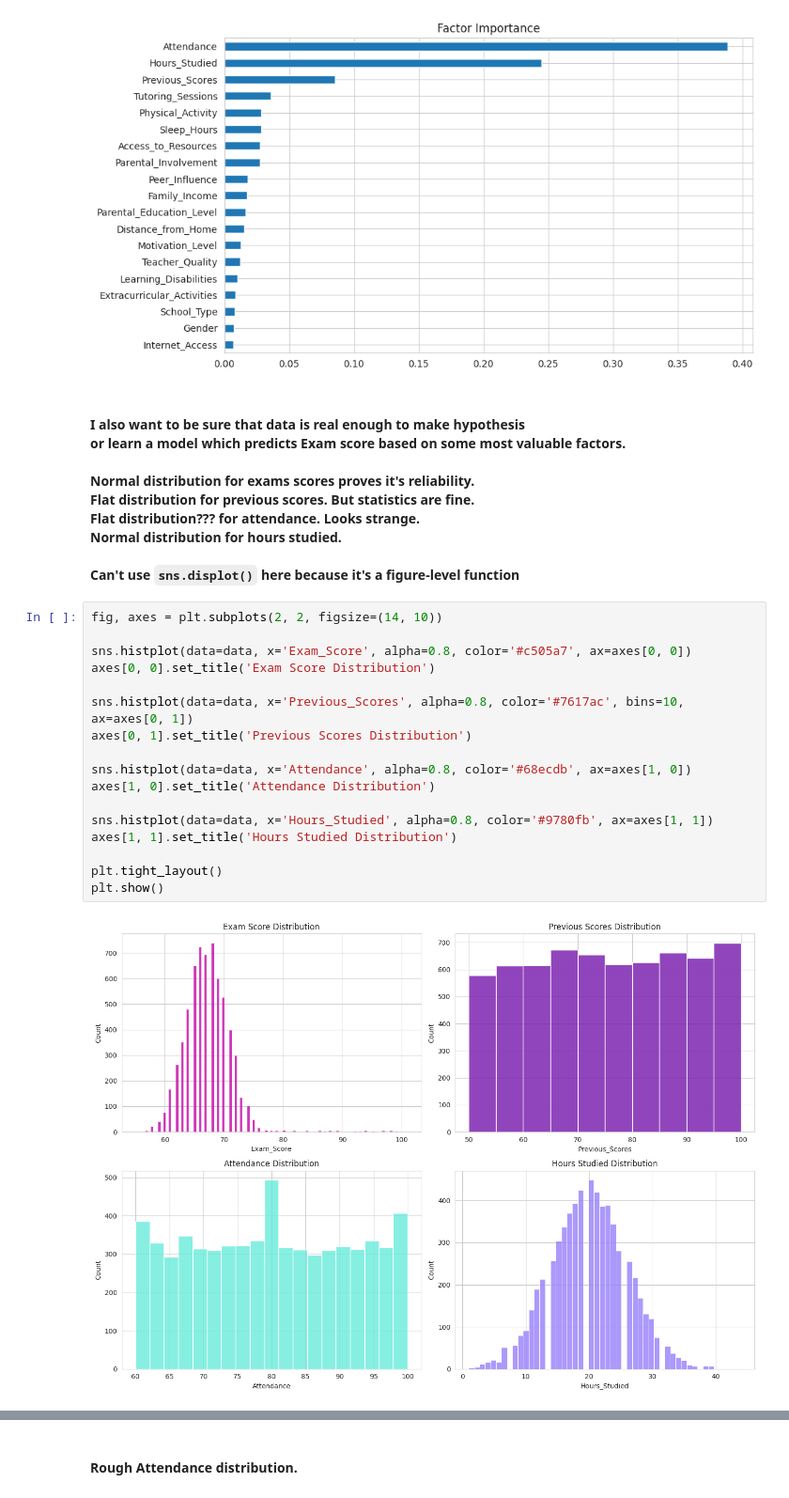
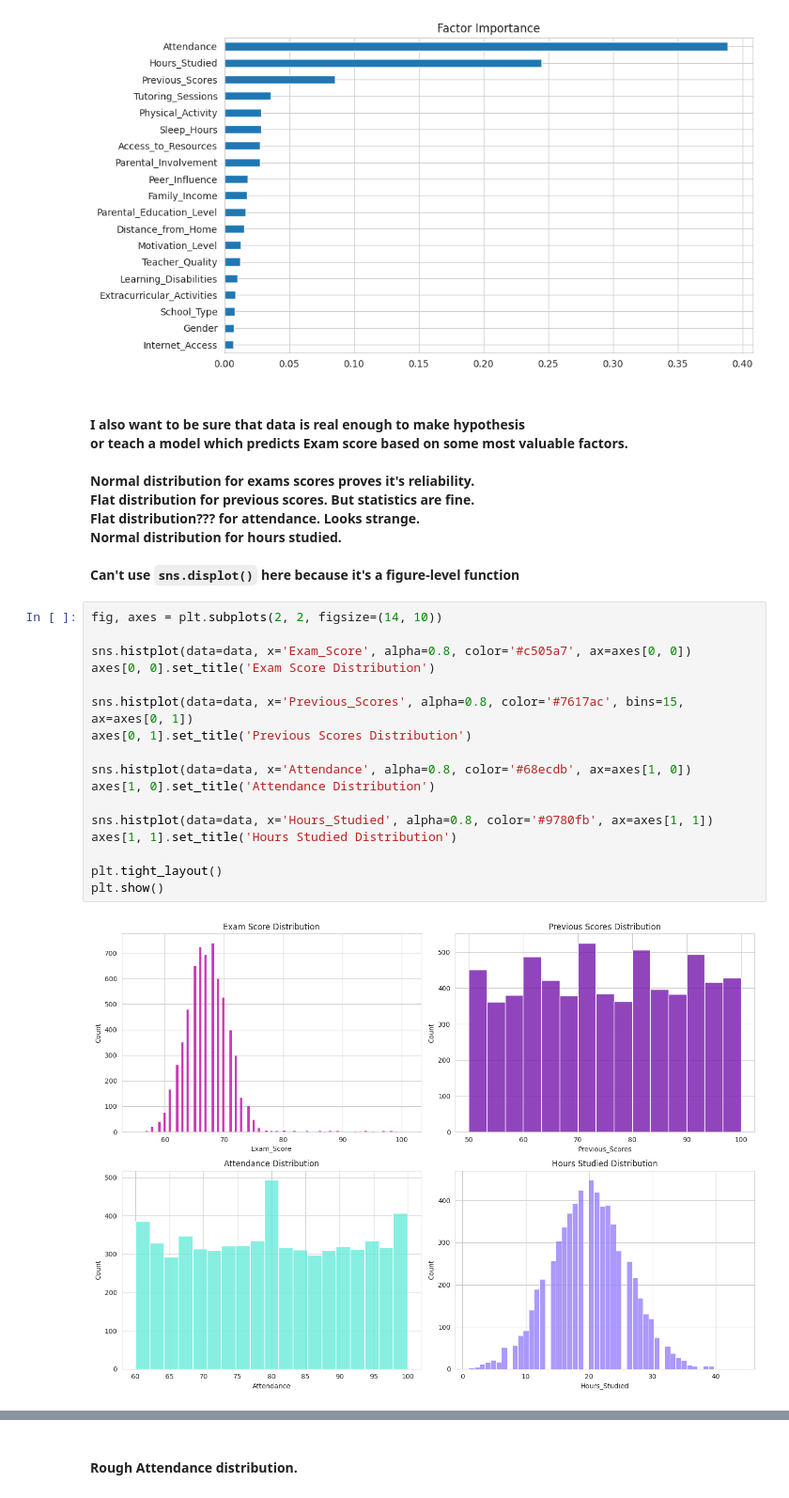
Before and after one commit to MattoYuzuru/student_performance_factors_analysis, a Jupyter notebook: main.ipynb, the cells around one changed output, grey strips where cells are left out. Shown at 94% size. Cells and saved outputs as stored; diff of their text form.

```diff
--- a/main.ipynb
+++ b/main.ipynb
@@ -201,7 +200,7 @@ plt.show()
 # %% [markdown]
 <h4>
 I also want to be sure that data is real enough to make hypothesis <br>
-or learn a model which predicts Exam score based on some most valuable factors. <br>
+or teach a model which predicts Exam score based on some most valuable factors. <br>
 <br>
 <b>Normal distribution</b> for exams scores proves it's reliability.<br>
 <b>Flat distribution</b> for previous scores. But statistics are fine.<br>
@@ -214,20 +213,20 @@ Can't use <code>sns.displot()</code> here because it's a figure-level function
 # %%
 fig, axes = plt.subplots(2, 2, figsize=(14, 10))
 
 sns.histplot(data=data, x='Exam_Score', alpha=0.8, color='#c505a7', ax=axes[0, 0])
 axes[0, 0].set_title('Exam Score Distribution')
 
-sns.histplot(data=data, x='Previous_Scores', alpha=0.8, color='#7617ac', bins=10, ax=axes[0, 1])
+sns.histplot(data=data, x='Previous_Scores', alpha=0.8, color='#7617ac', bins=15, ax=axes[0, 1])
 axes[0, 1].set_title('Previous Scores Distribution')
 
 sns.histplot(data=data, x='Attendance', alpha=0.8, color='#68ecdb', ax=axes[1, 0])
 axes[1, 0].set_title('Attendance Distribution')
 
 sns.histplot(data=data, x='Hours_Studied', alpha=0.8, color='#9780fb', ax=axes[1, 1])
 axes[1, 1].set_title('Hours Studied Distribution')
 
 plt.tight_layout()
 plt.show()
 # %% [output]
-[figure, old version]
+[figure, new version]
 # %% [markdown]
```
Also changed, not shown: parts of 8 cells of this notebook.
